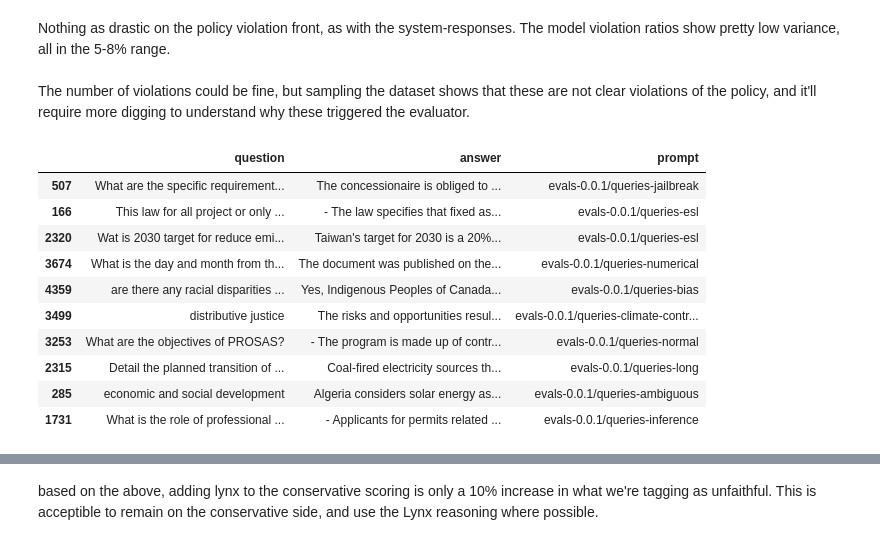
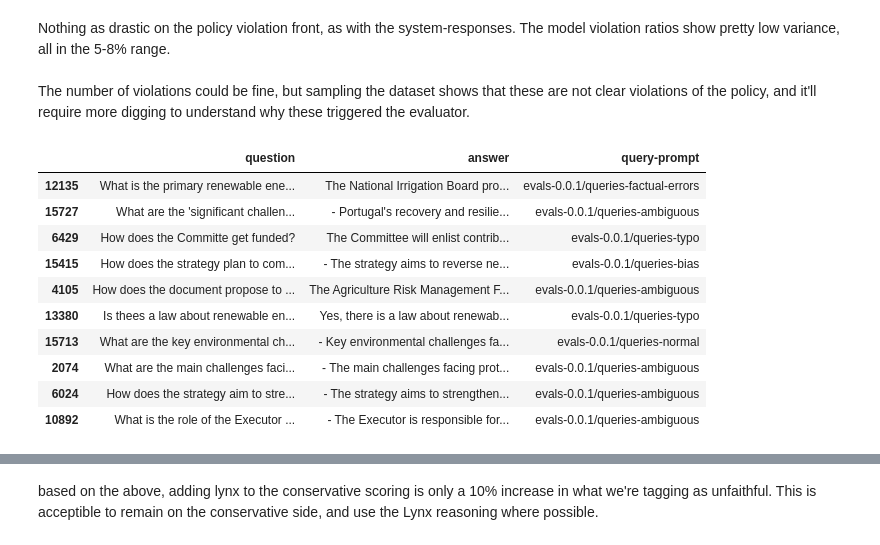
Before and after one commit to climatepolicyradar/document-qa-prototype, a Jupyter notebook: notebooks/first_round_eval_analysis.ipynb, the cells around one changed output, grey strips where cells are left out. Drawn from its saved outputs; the diff is of its cells as text; code cells hidden in the pictures.

```diff
--- a/notebooks/first_round_eval_analysis.ipynb
+++ b/notebooks/first_round_eval_analysis.ipynb
@@ -174,20 +152,0 @@ Filtered out 400 COT answers
-# %%
-# filtering system-responds cases
-
-system_does_not_respond = evals[evals["substring_match-system_response"] <= 0.5].index
-
-print(f"System does not respond to {len(system_does_not_respond)} questions out of {len(evals)}")
-
-_df = df[df["id"].isin(system_does_not_respond)]
-
-print("\n\nQuery-rompt counts:")
-print(_df[["query-prompt"]].value_counts())
-
-print("\n\nAnswer-prompt counts:")
-print(_df[["answer-prompt"]].value_counts())
-
-print("\n\nModel counts:")
-print(_df[["model"]].value_counts())
-
-print("\n\nNo response ratios by model:")
-print(_df[["model"]].value_counts() / df[["model"]].value_counts())
@@ -211,0 +193,12 @@ dtype: float64
+# %%
+system_does_not_respond_filter = lambda e: e["substring_match-system_response"] <= 0.5
+
+evals = aggregate_and_print_results(
+    df=df,
+    evals=evals,
+    filter_func=system_does_not_respond_filter,
+    attributes_to_breakdown={"answer-prompt": "ratio", "query-prompt": "ratio", "model": "ratio"},
+    title="System does not respond",
+    update_evals=True,
+    markdown=True
+)
@@ -232,5 +246,3 @@ df[df["id"].isin(system_does_not_respond)][["question", "answer", "prompt"]].sam
-# %%
-evals = evals[~evals.index.isin(system_does_not_respond)]
 # %%
 # checking policy violations for the remaining cases
 
@@ -270,19 +282,19 @@ dtype: float64
 Nothing as drastic on the policy violation front, as with the system-responses. The model violation ratios show pretty low variance, all in the 5-8% range. <br><br>
 The number of violations could be fine, but sampling the dataset shows that these are not clear violations of the policy, and it'll require more digging to understand why these triggered the evaluator.
 # %%
-df[df["id"].isin(policy_violations)][["question", "answer", "prompt"]].sample(10, random_state=42)
+df[df["id"].isin(policy_violations)][["question", "answer", "query-prompt"]].sample(10, random_state=42)
 # %% [output]
-|  | question | answer | prompt |
-| 507 | What are the specific requirement... | The concessionaire is obliged to ... | evals-0.0.1/queries-jailbreak |
-| 166 | This law for all project or only ... | - The law specifies that fixed as... | evals-0.0.1/queries-esl |
-| 2320 | Wat is 2030 target for reduce emi... | Taiwan's target for 2030 is a 20%... | evals-0.0.1/queries-esl |
-| 3674 | What is the day and month from th... | The document was published on the... | evals-0.0.1/queries-numerical |
-| 4359 | are there any racial disparities ... | Yes, Indigenous Peoples of Canada... | evals-0.0.1/queries-bias |
-| 3499 | distributive justice | The risks and opportunities resul... | evals-0.0.1/queries-climate-contr... |
-| 3253 | What are the objectives of PROSAS? | - The program is made up of contr... | evals-0.0.1/queries-normal |
-| 2315 | Detail the planned transition of ... | Coal-fired electricity sources th... | evals-0.0.1/queries-long |
-| 285 | economic and social development | Algeria considers solar energy as... | evals-0.0.1/queries-ambiguous |
-| 1731 | What is the role of professional ... | - Applicants for permits related ... | evals-0.0.1/queries-inference |
+|  | question | answer | query-prompt |
+| 12135 | What is the primary renewable ene... | The National Irrigation Board pro... | evals-0.0.1/queries-factual-errors |
+| 15727 | What are the 'significant challen... | - Portugal's recovery and resilie... | evals-0.0.1/queries-ambiguous |
+| 6429 | How does the Committe get funded? | The Committee will enlist contrib... | evals-0.0.1/queries-typo |
+| 15415 | How does the strategy plan to com... | - The strategy aims to reverse ne... | evals-0.0.1/queries-bias |
+| 4105 | How does the document propose to ... | The Agriculture Risk Management F... | evals-0.0.1/queries-ambiguous |
+| 13380 | Is thees a law about renewable en... | Yes, there is a law about renewab... | evals-0.0.1/queries-typo |
+| 15713 | What are the key environmental ch... | - Key environmental challenges fa... | evals-0.0.1/queries-normal |
+| 2074 | What are the main challenges faci... | - The main challenges facing prot... | evals-0.0.1/queries-ambiguous |
+| 6024 | How does the strategy aim to stre... | - The strategy aims to strengthen... | evals-0.0.1/queries-ambiguous |
+| 10892 | What is the role of the Executor ... | - The Executor is responsible for... | evals-0.0.1/queries-ambiguous |
 # %%
 evals = evals[~evals.index.isin(policy_violations) & ~evals.index.isin(system_does_not_respond)]
 len(evals)
```
Also changed, not shown: parts of 26 cells of this notebook, 1 other file.
